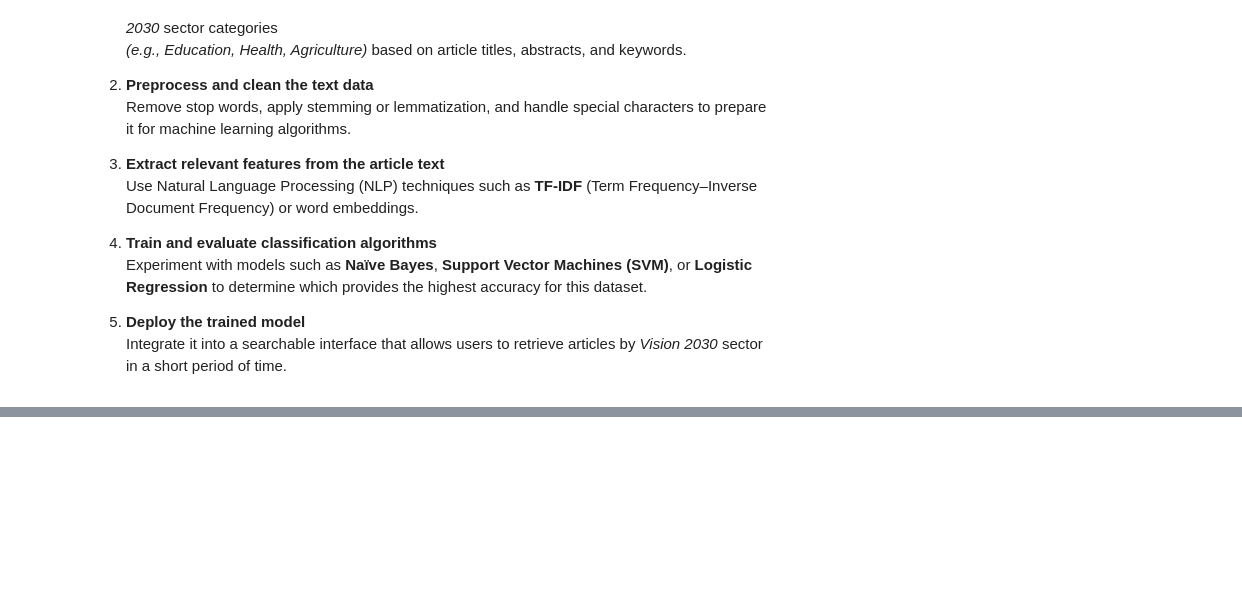
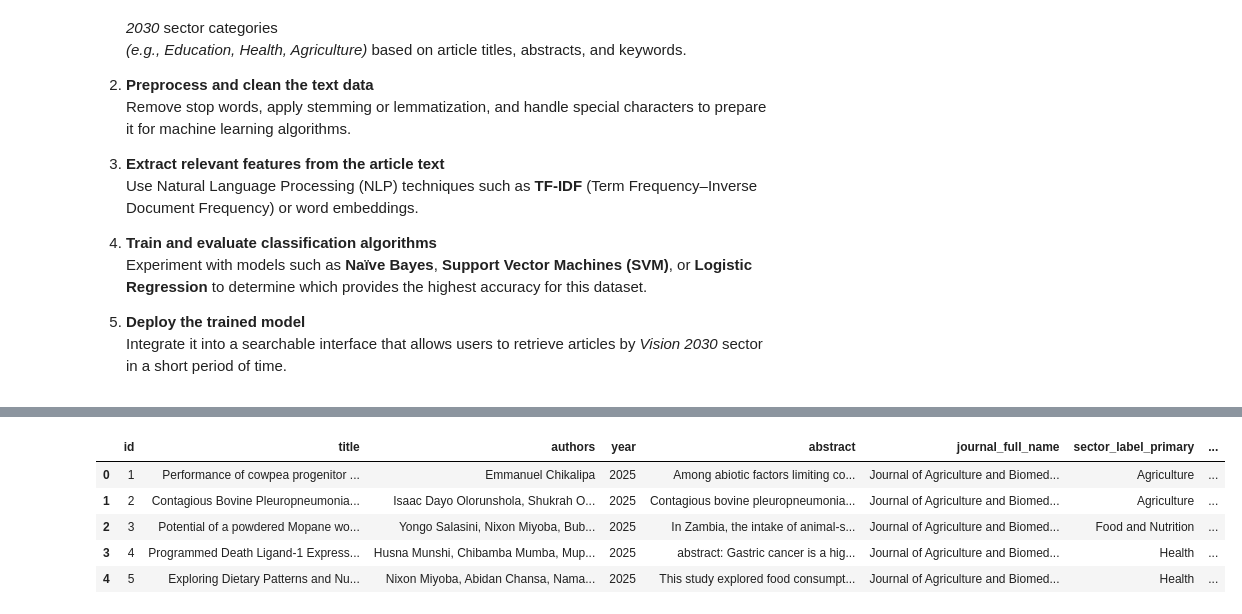
Before and after one commit to Coop149/code-unza25-csc4792-project_team_24-repository, a Jupyter notebook: code_unza25_csc4792_project_team_24_notebook.ipynb, the cells around one changed output, grey strips where cells are left out. Saved outputs shown, nothing was run; the diff lists cells and outputs as text; code cells hidden in the pictures; blank space fills up the shorter version.

Commit message:
[DU] Verified dataset load with .head() and .shape()

```diff
--- a/code_unza25_csc4792_project_team_24_notebook.ipynb
+++ b/code_unza25_csc4792_project_team_24_notebook.ipynb
@@ -71,0 +80,14 @@ The University of Zambia publishes numerous scholarly articles across various di
+# %%
+import pandas as pd
+
+df = pd.read_csv("vision_2030_dataset - unza_journal_articles.csv")
+
+# Preview the first 5 rows
+df.head()
+# %% [output]
+|  | id | title | authors | year | abstract | journal_full_name | sector_label_primary | ... |
+| 0 | 1 | Performance of cowpea progenitor ... | Emmanuel Chikalipa | 2025 | Among abiotic factors limiting co... | Journal of Agriculture and Biomed... | Agriculture | ... |
+| 1 | 2 | Contagious Bovine Pleuropneumonia... | Isaac Dayo Olorunshola, Shukrah O... | 2025 | Contagious bovine pleuropneumonia... | Journal of Agriculture and Biomed... | Agriculture | ... |
+| 2 | 3 | Potential of a powdered Mopane wo... | Yongo Salasini, Nixon Miyoba, Bub... | 2025 | In Zambia, the intake of animal-s... | Journal of Agriculture and Biomed... | Food and Nutrition | ... |
+| 3 | 4 | Programmed Death Ligand-1 Express... | Husna Munshi, Chibamba Mumba, Mup... | 2025 | abstract: Gastric cancer is a hig... | Journal of Agriculture and Biomed... | Health | ... |
+| 4 | 5 | Exploring Dietary Patterns and Nu... | Nixon Miyoba, Abidan Chansa, Nama... | 2025 | This study explored food consumpt... | Journal of Agriculture and Biomed... | Health | ... |
```
Also changed, not shown: parts of 5 cells of this notebook.
